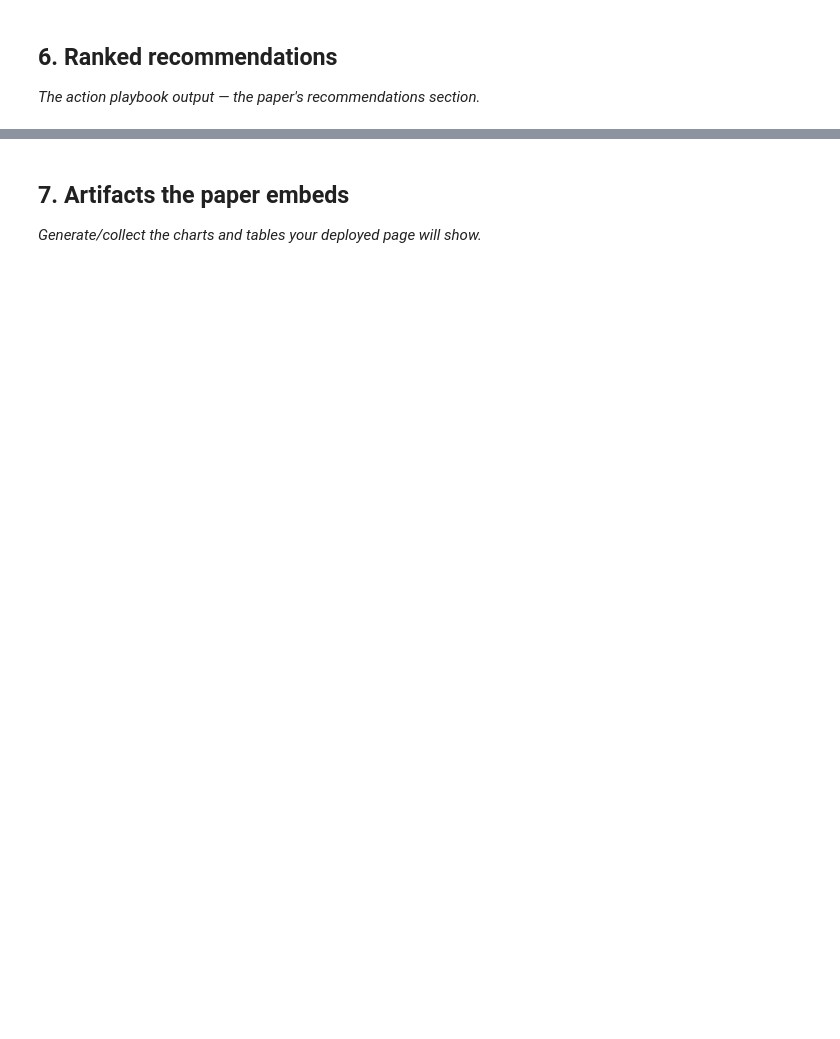
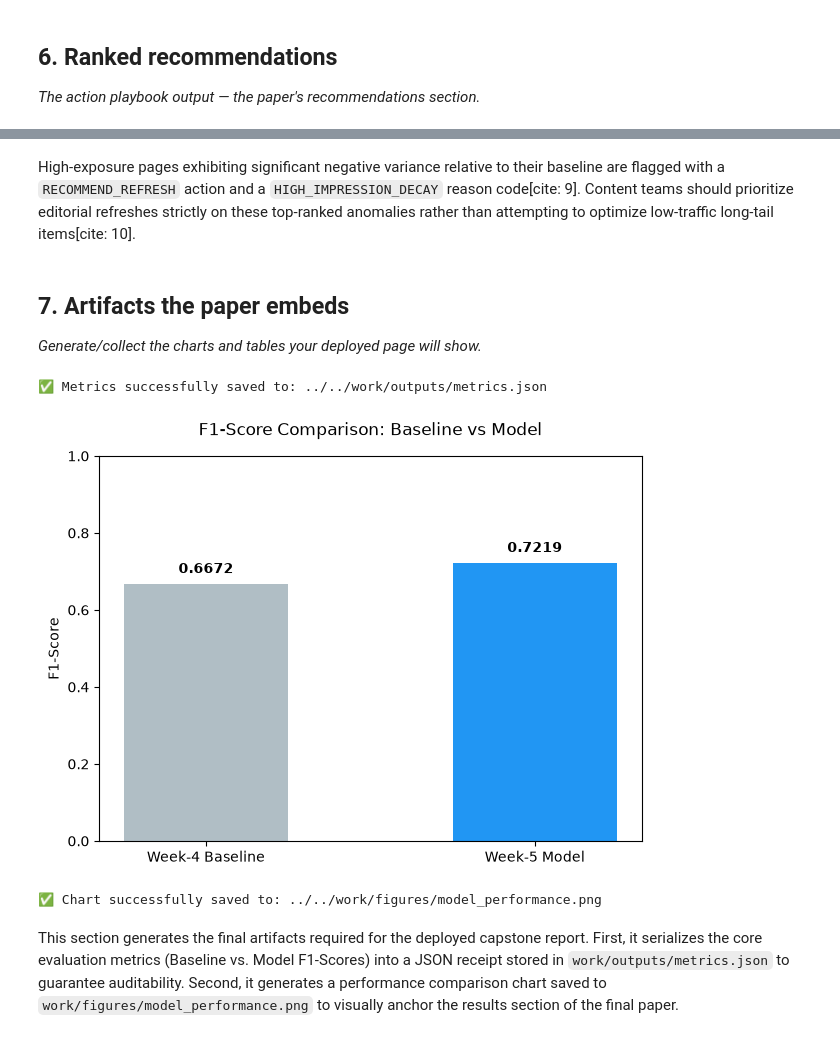
Before and after one commit to MasoomSakina/flyrank-internship-ml, a Jupyter notebook: work/notebooks/capstone.ipynb, the cells around one changed output, grey strips where cells are left out. Saved outputs shown, nothing was run; the diff lists cells and outputs as text; code cells hidden in the pictures; blank space fills up the shorter version.

Commit message:
Complete capstone notebook, metrics receipts, and ML-12 deliverables

```diff
--- a/work/notebooks/capstone.ipynb
+++ b/work/notebooks/capstone.ipynb
@@ -14,3 +16,15 @@ This skeleton is yours to fill. Work the sections **in order** — each one has
 ## 2. Data
 
 *Which release, which tables, date windows, what you excluded and why. Public-safe.*
+# %%
+import pandas as pd
+
+# Load the public-safe dataset
+df = pd.read_csv('../../data/raw/content_refresh_anonymized.csv')
+
+total_pages = len(df)
+declining_pages = (df['trend_direction'] == 'down').sum()
+
+print("--- Data Overview ---")
+print(f"Total Content Items: {total_pages:,}")
+print(f"Declining Items (Target Proxy): {declining_pages:,} ({declining_pages/total_pages:.2%})")
@@ -33,4 +176,56 @@ This skeleton is yours to fill. Work the sections **in order** — each one has
+# %% [markdown]
+High-exposure pages exhibiting significant negative variance relative to their baseline are flagged with a `RECOMMEND_REFRESH` action and a `HIGH_IMPRESSION_DECAY` reason code[cite: 9]. Content teams should prioritize editorial refreshes strictly on these top-ranked anomalies rather than attempting to optimize low-traffic long-tail items[cite: 10].
 # %% [markdown]
 ## 7. Artifacts the paper embeds
 
 *Generate/collect the charts and tables your deployed page will show.*
+# %%
+import json
+import os
+import matplotlib.pyplot as plt
+
+# Ensure output directories exist
+os.makedirs('../../work/outputs', exist_ok=True)
+os.makedirs('../../work/figures', exist_ok=True)
+
+# 1. Save Metrics to JSON (The Auditable Receipts)
+metrics_dict = {
+    "baseline_f1_score": round(baseline_f1, 4),
+    "model_f1_score": round(model_f1, 4),
+    "total_recommend_refresh_pages": len(ranked_queue)
+}
+
+metrics_path = '../../work/outputs/metrics.json'
+with open(metrics_path, 'w') as f:
+    json.dump(metrics_dict, f, indent=4)
+print(f"✅ Metrics successfully saved to: {metrics_path}")
+
+# 2. Generate and Save a Comparison Chart for the Report
+plt.figure(figsize=(7, 5))
+scores = [baseline_f1, model_f1]
+labels = ['Week-4 Baseline', 'Week-5 Model']
+colors = ['#b0bec5', '#2196f3'] # Gray for baseline, Blue for model
+
+bars = plt.bar(labels, scores, color=colors, width=0.5)
+plt.title('F1-Score Comparison: Baseline vs Model', pad=15)
+plt.ylabel('F1-Score')
+plt.ylim(0, 1.0) # Lock y-axis from 0 to 1 for standard percentage view
+
+# Add data labels on top of the bars
+for bar in bars:
+    yval = bar.get_height()
+    plt.text(bar.get_x() + bar.get_width()/2, yval + 0.02,
+             f"{yval:.4f}", ha='center', va='bottom', fontweight='bold')
+
+# Save the figure
+chart_path = '../../work/figures/model_performance.png'
+plt.savefig(chart_path, bbox_inches='tight', dpi=300)
+plt.show()
+
+print(f"✅ Chart successfully saved to: {chart_path}")
+# %% [output]
+✅ Metrics successfully saved to: ../../work/outputs/metrics.json
+[figure, added]
+✅ Chart successfully saved to: ../../work/figures/model_performance.png
+# %% [markdown]
+This section generates the final artifacts required for the deployed capstone report. First, it serializes the core evaluation metrics (Baseline vs. Model F1-Scores) into a JSON receipt stored in `work/outputs/metrics.json` to guarantee auditability. Second, it generates a performance comparison chart saved to `work/figures/model_performance.png` to visually anchor the results section of the final paper.
```
Also changed, not shown: parts of 10 cells of this notebook, 2 other files.
